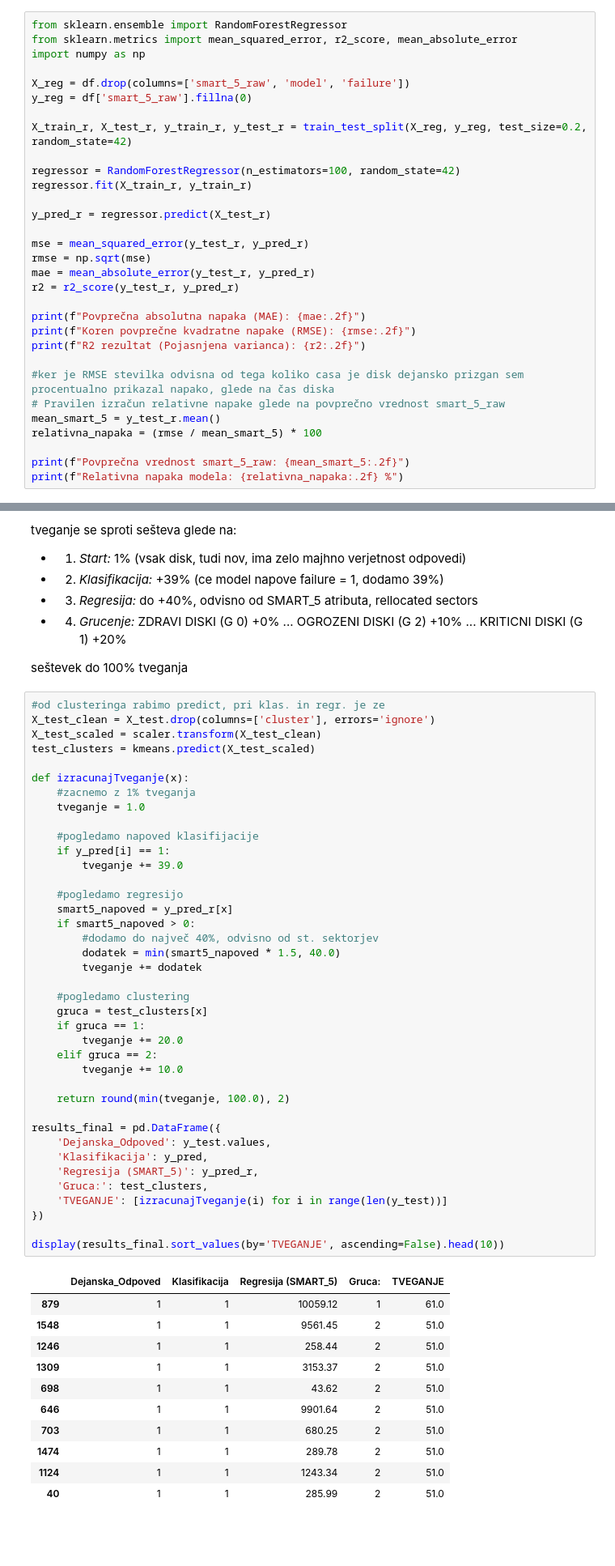
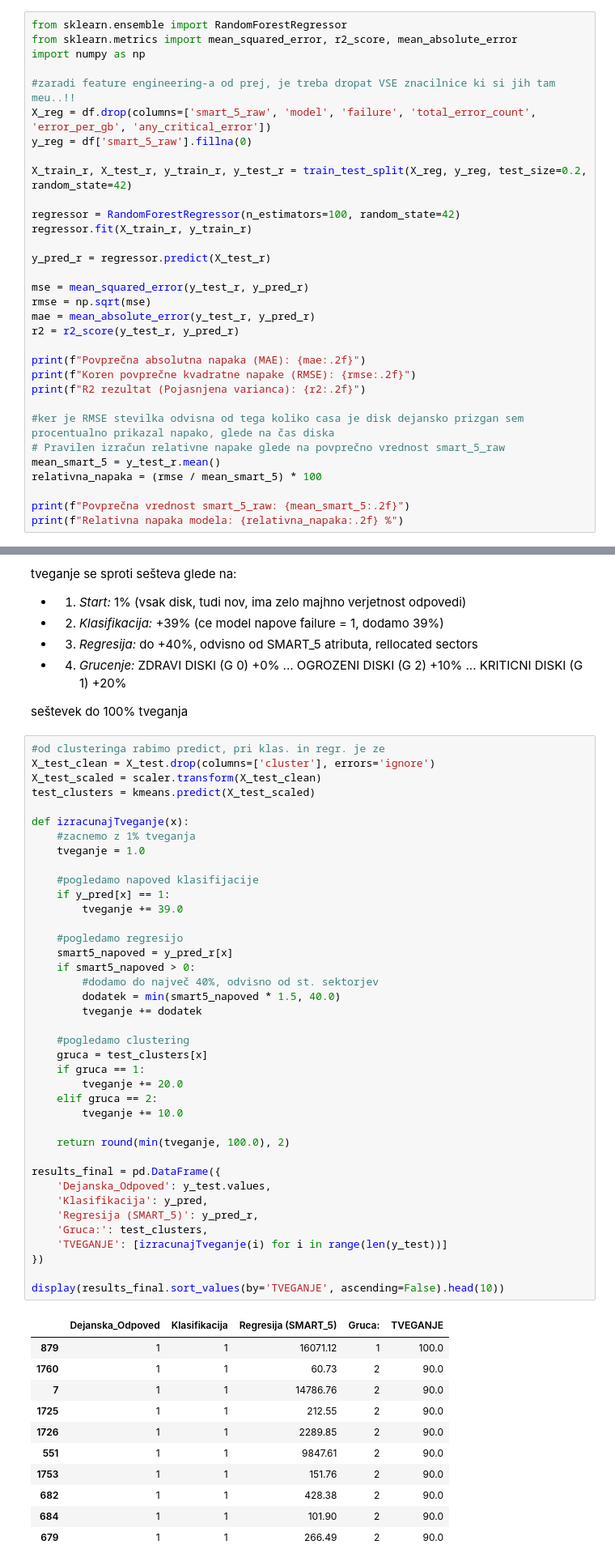
Before and after one commit to Luka-Petek/diskFailurePrediction, a Jupyter notebook: smart_scan_model.ipynb, the cells around one changed output, grey strips where cells are left out. Shown at 81% size. Drawn from its saved outputs; the diff is of its cells as text; blank space fills up the shorter version.

```diff
--- a/smart_scan_model.ipynb
+++ b/smart_scan_model.ipynb
@@ -926,7 +929,8 @@ from sklearn.ensemble import RandomForestRegressor
 from sklearn.metrics import mean_squared_error, r2_score, mean_absolute_error
 import numpy as np
 
-X_reg = df.drop(columns=['smart_5_raw', 'model', 'failure'])
+#zaradi feature engineering-a od prej, je treba dropat VSE znacilnice ki si jih tam meu..!!
+X_reg = df.drop(columns=['smart_5_raw', 'model', 'failure', 'total_error_count', 'error_per_gb', 'any_critical_error'])
 y_reg = df['smart_5_raw'].fillna(0)
 
 X_train_r, X_test_r, y_train_r, y_test_r = train_test_split(X_reg, y_reg, test_size=0.2, random_state=42)
@@ -1150,46 +1154,46 @@ def izracunajTveganje(x):
     tveganje = 1.0
 
     #pogledamo napoved klasifijacije
-    if y_pred[i] == 1:
+    if y_pred[x] == 1:
         tveganje += 39.0
 
     #pogledamo regresijo
     smart5_napoved = y_pred_r[x]
     if smart5_napoved > 0:
         #dodamo do največ 40%, odvisno od st. sektorjev
         dodatek = min(smart5_napoved * 1.5, 40.0)
         tveganje += dodatek
 
     #pogledamo clustering
     gruca = test_clusters[x]
     if gruca == 1:
         tveganje += 20.0
     elif gruca == 2:
         tveganje += 10.0
 
     return round(min(tveganje, 100.0), 2)
 
 results_final = pd.DataFrame({
     'Dejanska_Odpoved': y_test.values,
     'Klasifikacija': y_pred,
     'Regresija (SMART_5)': y_pred_r,
     'Gruca:': test_clusters,
     'TVEGANJE': [izracunajTveganje(i) for i in range(len(y_test))]
 })
 
 display(results_final.sort_values(by='TVEGANJE', ascending=False).head(10))
 # %% [output]
 |  | Dejanska_Odpoved | Klasifikacija | Regresija (SMART_5) | Gruca: | TVEGANJE |
-| 879 | 1 | 1 | 10059.12 | 1 | 61.0 |
-| 1548 | 1 | 1 | 9561.45 | 2 | 51.0 |
-| 1246 | 1 | 1 | 258.44 | 2 | 51.0 |
-| 1309 | 1 | 1 | 3153.37 | 2 | 51.0 |
-| 698 | 1 | 1 | 43.62 | 2 | 51.0 |
-| 646 | 1 | 1 | 9901.64 | 2 | 51.0 |
-| 703 | 1 | 1 | 680.25 | 2 | 51.0 |
-| 1474 | 1 | 1 | 289.78 | 2 | 51.0 |
-| 1124 | 1 | 1 | 1243.34 | 2 | 51.0 |
-| 40 | 1 | 1 | 285.99 | 2 | 51.0 |
+| 879 | 1 | 1 | 16071.12 | 1 | 100.0 |
+| 1760 | 1 | 1 | 60.73 | 2 | 90.0 |
+| 7 | 1 | 1 | 14786.76 | 2 | 90.0 |
+| 1725 | 1 | 1 | 212.55 | 2 | 90.0 |
+| 1726 | 1 | 1 | 2289.85 | 2 | 90.0 |
+| 551 | 1 | 1 | 9847.61 | 2 | 90.0 |
+| 1753 | 1 | 1 | 151.76 | 2 | 90.0 |
+| 682 | 1 | 1 | 428.38 | 2 | 90.0 |
+| 684 | 1 | 1 | 101.90 | 2 | 90.0 |
+| 679 | 1 | 1 | 266.49 | 2 | 90.0 |
 # %% [markdown]
 **KONČEN GRAFIČNI PRIKAZ**
 
```
Also changed, not shown: parts of 12 cells of this notebook, 1 other file.
